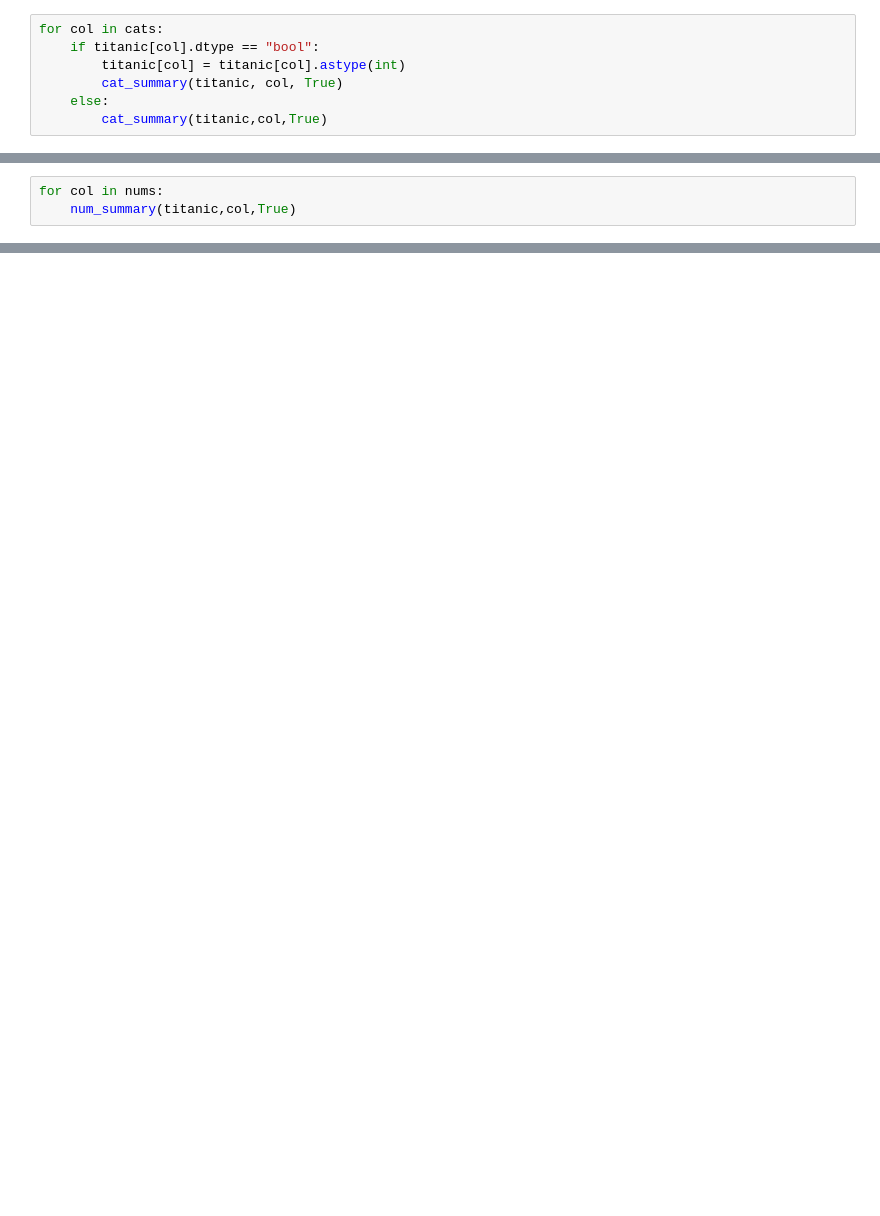
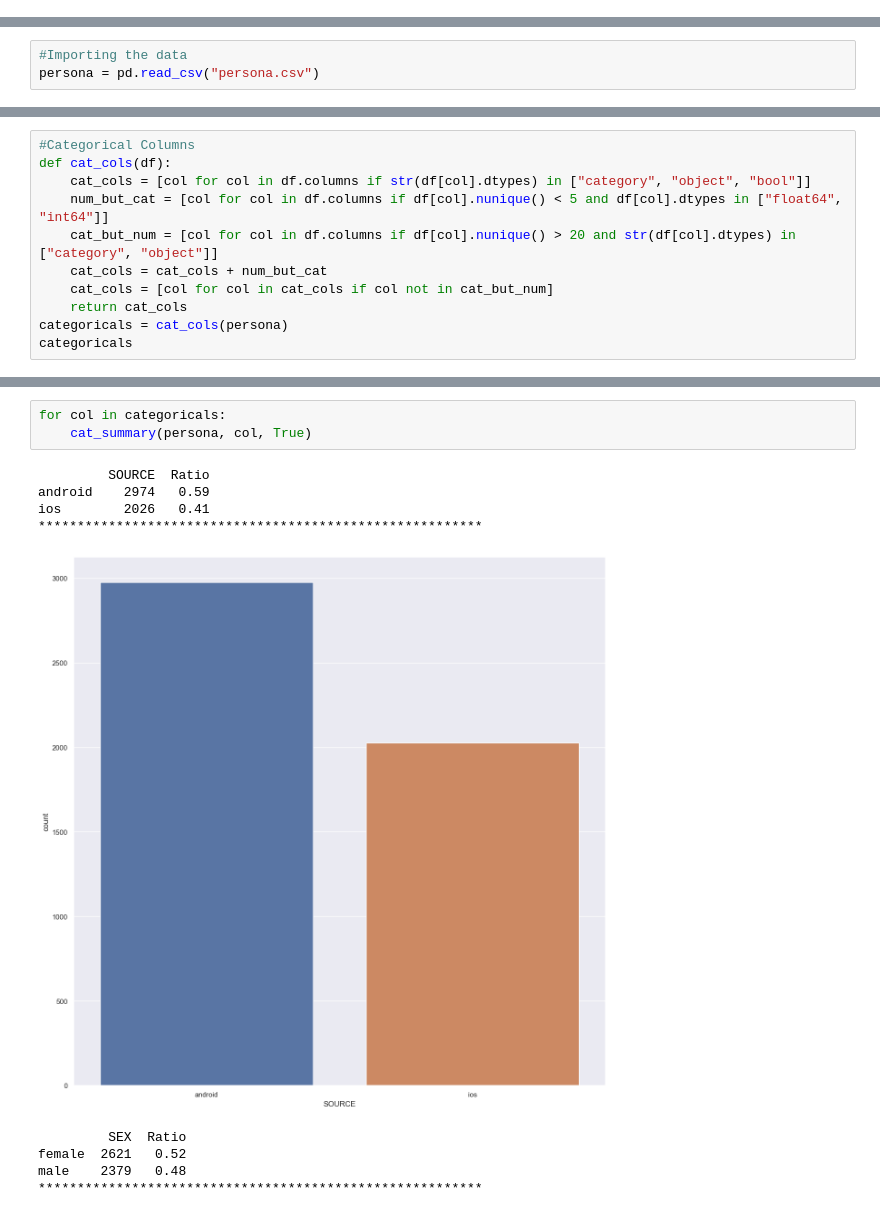
Before and after one commit to arslancan521/Rule-Based-Segmentation, a Jupyter notebook: notebook.ipynb, the cells around one changed output, grey strips where cells are left out. Cells and saved outputs as stored; diff of their text form; blank space fills up the shorter version.

```diff
--- a/notebook.ipynb
+++ b/notebook.ipynb
@@ -97,7 +0,0 @@ def cat_summary(df,col,plot=False):
-# %%
-for col in cats:
-    if titanic[col].dtype == "bool":
-        titanic[col] = titanic[col].astype(int)
-        cat_summary(titanic, col, True)
-    else:
-        cat_summary(titanic,col,True)
@@ -156,3 +0,0 @@ def num_summary(df, col, plot=False):
-# %%
-for col in nums:
-    num_summary(titanic,col,True)
@@ -212,0 +11,3 @@ high_correlated_cols(titanic, plot=True, corr_th=0.9)
+# %%
+#Importing the data
+persona = pd.read_csv("persona.csv")
@@ -212,0 +49,11 @@ high_correlated_cols(titanic, plot=True, corr_th=0.9)
+# %%
+#Categorical Columns
+def cat_cols(df):
+    cat_cols = [col for col in df.columns if str(df[col].dtypes) in ["category", "object", "bool"]]
+    num_but_cat = [col for col in df.columns if df[col].nunique() < 5 and df[col].dtypes in ["float64", "int64"]]
+    cat_but_num = [col for col in df.columns if df[col].nunique() > 20 and str(df[col].dtypes) in ["category", "object"]]
+    cat_cols = cat_cols + num_but_cat
+    cat_cols = [col for col in cat_cols if col not in cat_but_num]
+    return cat_cols
+categoricals = cat_cols(persona)
+categoricals
@@ -212,0 +71,13 @@ high_correlated_cols(titanic, plot=True, corr_th=0.9)
+# %%
+for col in categoricals:
+    cat_summary(persona, col, True)
+# %% [output]
+         SOURCE  Ratio
+android    2974   0.59
+ios        2026   0.41
+*********************************************************
+[figure, added]
+         SEX  Ratio
+female  2621   0.52
+male    2379   0.48
+*********************************************************
```
Also changed, not shown: parts of 48 cells of this notebook, 1 other file.
